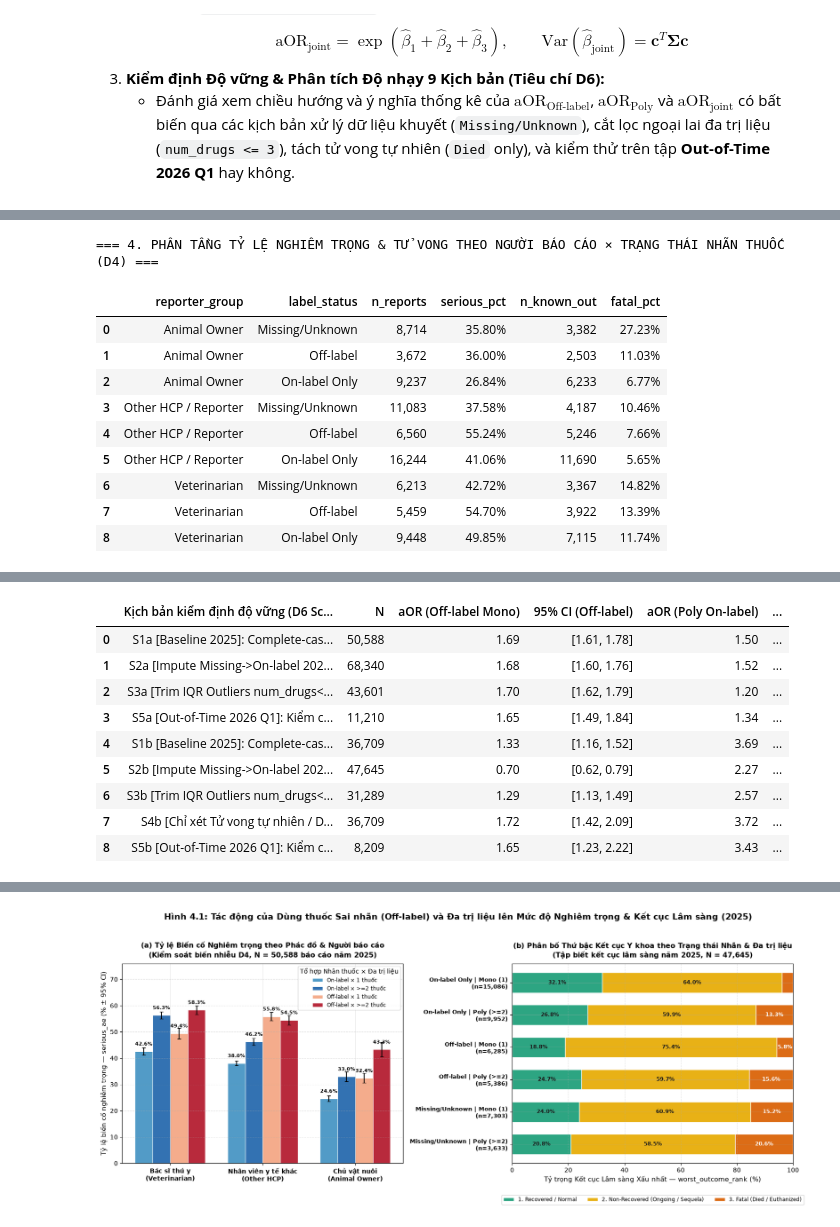
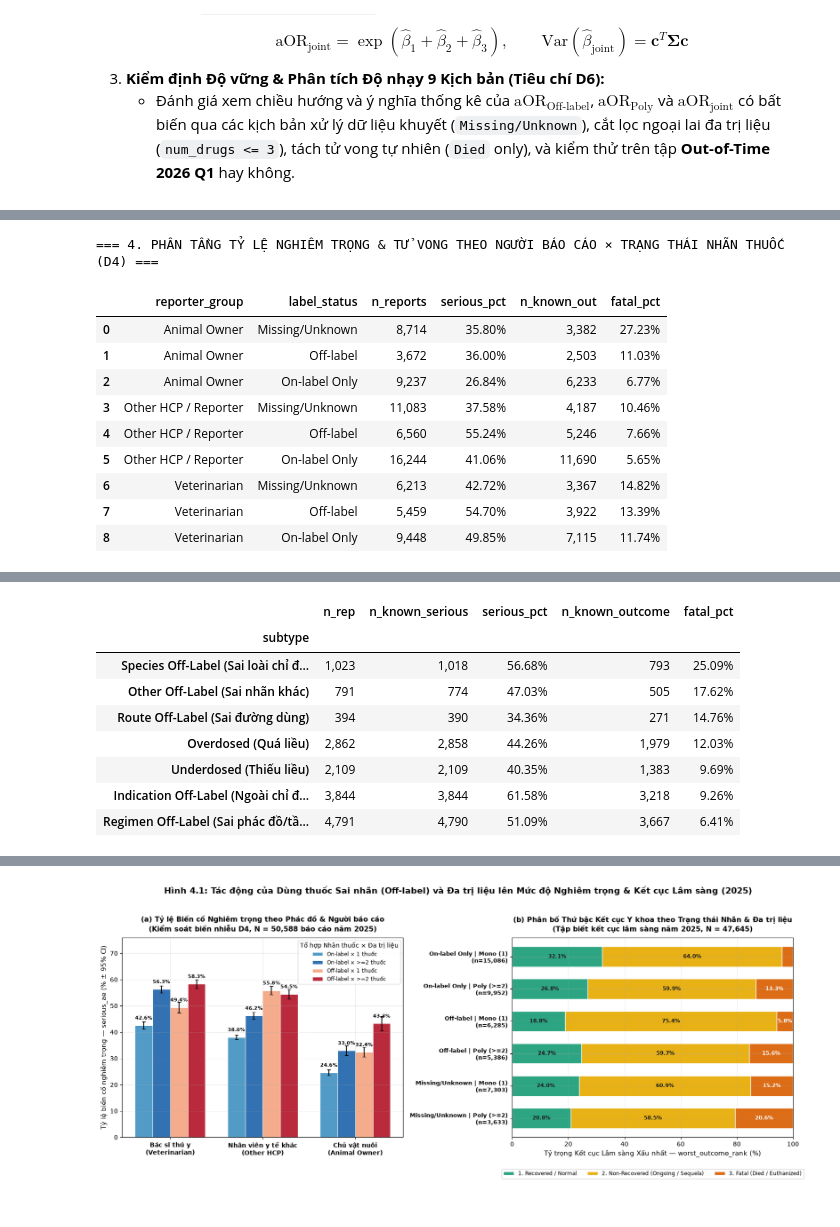
Before and after one commit to LeoTkiet/Prg4DS-G3, a Jupyter notebook: notebooks/02_q4_analysis.ipynb, the cells around one changed output, grey strips where cells are left out. Drawn from its saved outputs; the diff is of its cells as text; code cells hidden in the pictures.

Commit message:
fix(q4): resolve HTML tag truncation in D6 scenarios, use norm.sf for exact p-values, add off-label subtype table, and sync discussion numbers

```diff
--- a/notebooks/02_q4_analysis.ipynb
+++ b/notebooks/02_q4_analysis.ipynb
@@ -195,8 +195,8 @@ q4_df = (
 )
 q4_df["label_status"] = q4_df["label_status"].fillna("Missing/Unknown")
 q4_df["worst_outcome_rank"] = q4_df["worst_outcome_rank"].fillna(0).astype(int)
-q4_df["any_died_natural"] = q4_df["any_died_natural"].fillna(False)
-q4_df["any_euthanized"] = q4_df["any_euthanized"].fillna(False)
+q4_df["any_died_natural"] = q4_df["any_died_natural"].astype("boolean").fillna(False).astype(bool)
+q4_df["any_euthanized"] = q4_df["any_euthanized"].astype("boolean").fillna(False).astype(bool)
 
 q4_df["is_fatal"] = (q4_df["worst_outcome_rank"] == 3).astype(int)
 q4_df["is_died_only"] = q4_df["any_died_natural"].astype(int)
@@ -501,6 +509,47 @@ print("=== 4. PHÂN TẦNG TỶ LỆ NGHIÊM TRỌNG & TỬ VONG THEO NGƯỜI B
 display(
     reporter_strat.style.format({
         "n_reports": "{:,}", "serious_pct": "{:.2f}%", "n_known_out": "{:,}", "fatal_pct": "{:.2f}%"
+    })
+)
+
+# Phân rã chi tiết theo hành vi dùng thuốc sai nhãn cụ thể (off_label_use — D3; ưu tiên phân nhóm theo mức nguy cơ dược lý khi 1 thuốc ghi nhận nhiều nhãn)
+def clean_off_label_subtype(raw_val: str) -> str:
+    s = str(raw_val).strip()
+    if "Overdosed" in s:
+        return "Overdosed (Quá liều)"
+    if "Species Off-Label" in s:
+        return "Species Off-Label (Sai loài chỉ định)"
+    if "Route Off-Label" in s:
+        return "Route Off-Label (Sai đường dùng)"
+    if "Indication Off-Label" in s:
+        return "Indication Off-Label (Ngoài chỉ định bệnh)"
+    if "Treatment regimen Off-Label" in s:
+        return "Regimen Off-Label (Sai phác đồ/tần suất)"
+    if "Underdosed" in s:
+        return "Underdosed (Thiếu liều)"
+    return "Other Off-Label (Sai nhãn khác)"
+
+drg_off_sub = drg_q4.dropna(subset=["off_label_use"])[[KEY, "off_label_use"]].copy()
+drg_off_sub["subtype"] = drg_off_sub["off_label_use"].map(clean_off_label_subtype)
+rep_subtype = drg_off_sub[[KEY, "subtype"]].drop_duplicates().merge(
+    q4_df[[KEY, "serious", "worst_outcome_rank", "is_fatal"]], on=KEY, how="inner"
+)
+subtype_table = (
+    rep_subtype.groupby("subtype")
+    .agg(
+        n_rep=(KEY, "count"),
+        n_known_serious=("serious", lambda s: s.notna().sum()),
+        serious_pct=("serious", lambda s: s.dropna().astype(int).mean() * 100),
+        n_known_outcome=("worst_outcome_rank", lambda s: (s > 0).sum()),
+        fatal_pct=("is_fatal", lambda s: s[rep_subtype.loc[s.index, "worst_outcome_rank"] > 0].mean() * 100),
+    )
+    .sort_values("fatal_pct", ascending=False)
+)
+print("\n=== 5. PHÂN RÃ TỶ LỆ NGHIÊM TRỌNG & TỬ VONG THEO HÀNH VI DÙNG SAI NHÃN CỤ THỂ (OFF_LABEL_USE — D3) ===")
+display(
+    subtype_table.style.format({
+        "n_rep": "{:,}", "n_known_serious": "{:,}", "serious_pct": "{:.2f}%",
+        "n_known_outcome": "{:,}", "fatal_pct": "{:.2f}%"
     })
 )
 
@@ -555,18 +604,18 @@ s3_ser_iqr = q4_serious_known_lbl[q4_serious_known_lbl["num_drugs"] <= 3].copy()
 s3_out_iqr = q4_outcome_known_lbl[q4_outcome_known_lbl["num_drugs"] <= 3].copy()
 
 d6_table = pd.DataFrame([
-    run_d6_scenario(q4_serious_known_lbl, "serious_int", "S1a [Baseline 2025]: Complete-case -> Serious AE"),
-    run_d6_scenario(s2_ser, "serious_int", "S2a [Impute Missing->On-label 2025]: Toàn tập -> Serious AE"),
-    run_d6_scenario(s3_ser_iqr, "serious_int", "S3a [Trim IQR Outliers num_drugs<=3]: -> Serious AE"),
-    run_d6_scenario(q4_26_ser, "serious_int", "S5a [Out-of-Time 2026 Q1]: Kiểm chứng độc lập -> Serious AE"),
-    run_d6_scenario(q4_outcome_known_lbl, "is_fatal", "S1b [Baseline 2025]: Complete-case -> Tử vong/An tử (Died+Euthanized)"),
-    run_d6_scenario(s2_out, "is_fatal", "S2b [Impute Missing->On-label 2025]: Toàn tập -> Tử vong/An tử"),
-    run_d6_scenario(s3_out_iqr, "is_fatal", "S3b [Trim IQR Outliers num_drugs<=3]: -> Tử vong/An tử"),
+    run_d6_scenario(q4_serious_known_lbl, "serious_int", "S1a [Baseline 2025]: Complete-case → Serious AE"),
+    run_d6_scenario(s2_ser, "serious_int", "S2a [Impute Missing→On-label 2025]: Toàn tập → Serious AE"),
+    run_d6_scenario(s3_ser_iqr, "serious_int", "S3a [Trim IQR Outliers num_drugs ≤ 3]: → Serious AE"),
+    run_d6_scenario(q4_26_ser, "serious_int", "S5a [Out-of-Time 2026 Q1]: Kiểm chứng độc lập → Serious AE"),
+    run_d6_scenario(q4_outcome_known_lbl, "is_fatal", "S1b [Baseline 2025]: Complete-case → Tử vong/An tử (Died+Euthanized)"),
+    run_d6_scenario(s2_out, "is_fatal", "S2b [Impute Missing→On-label 2025]: Toàn tập → Tử vong/An tử"),
+    run_d6_scenario(s3_out_iqr, "is_fatal", "S3b [Trim IQR Outliers num_drugs ≤ 3]: → Tử vong/An tử"),
     run_d6_scenario(q4_outcome_known_lbl, "is_died_only", "S4b [Chỉ xét Tử vong tự nhiên / Died Only]: Loại Euthanized"),
-    run_d6_scenario(q4_26_out, "is_fatal", "S5b [Out-of-Time 2026 Q1]: Kiểm chứng độc lập -> Tử vong/An tử"),
+    run_d6_scenario(q4_26_out, "is_fatal", "S5b [Out-of-Time 2026 Q1]: Kiểm chứng độc lập → Tử vong/An tử"),
 ])
 
-print("\n=== 5. BẢNG KIỂM ĐỊNH ĐỘ VỮNG D6 QUA 9 KỊCH BẢN ĐỘ NHẠY (SENSITIVITY & ROBUSTNESS CHECK) ===")
+print("\n=== 6. BẢNG KIỂM ĐỊNH ĐỘ VỮNG D6 QUA 9 KỊCH BẢN ĐỘ NHẠY (SENSITIVITY & ROBUSTNESS CHECK) ===")
 display(
     d6_table.style.format({
         "N": "{:,}",
@@ -592,10 +641,9 @@ display(
-|  | Kịch bản kiểm định độ vững (D6 Sc... | N | aOR (Off-label Mono) | 95% CI (Off-label) | aOR (Poly On-label) | ... |
-| 0 | S1a [Baseline 2025]: Complete-cas... | 50,588 | 1.69 | [1.61, 1.78] | 1.50 | ... |
-| 1 | S2a [Impute Missing->On-label 202... | 68,340 | 1.68 | [1.60, 1.76] | 1.52 | ... |
-| 2 | S3a [Trim IQR Outliers num_drugs<... | 43,601 | 1.70 | [1.62, 1.79] | 1.20 | ... |
-| 3 | S5a [Out-of-Time 2026 Q1]: Kiểm c... | 11,210 | 1.65 | [1.49, 1.84] | 1.34 | ... |
-| 4 | S1b [Baseline 2025]: Complete-cas... | 36,709 | 1.33 | [1.16, 1.52] | 3.69 | ... |
-| 5 | S2b [Impute Missing->On-label 202... | 47,645 | 0.70 | [0.62, 0.79] | 2.27 | ... |
-| 6 | S3b [Trim IQR Outliers num_drugs<... | 31,289 | 1.29 | [1.13, 1.49] | 2.57 | ... |
-| 7 | S4b [Chỉ xét Tử vong tự nhiên / D... | 36,709 | 1.72 | [1.42, 2.09] | 3.72 | ... |
-| 8 | S5b [Out-of-Time 2026 Q1]: Kiểm c... | 8,209 | 1.65 | [1.23, 2.22] | 3.43 | ... |
+|  | n_rep | n_known_serious | serious_pct | n_known_outcome | fatal_pct |
+| subtype |  |  |  |  |  |
+| Species Off-Label (Sai loài chỉ đ... | 1,023 | 1,018 | 56.68% | 793 | 25.09% |
+| Other Off-Label (Sai nhãn khác) | 791 | 774 | 47.03% | 505 | 17.62% |
+| Route Off-Label (Sai đường dùng) | 394 | 390 | 34.36% | 271 | 14.76% |
+| Overdosed (Quá liều) | 2,862 | 2,858 | 44.26% | 1,979 | 12.03% |
+| Underdosed (Thiếu liều) | 2,109 | 2,109 | 40.35% | 1,383 | 9.69% |
+| Indication Off-Label (Ngoài chỉ đ... | 3,844 | 3,844 | 61.58% | 3,218 | 9.26% |
+| Regimen Off-Label (Sai phác đồ/tầ... | 4,791 | 4,790 | 51.09% | 3,667 | 6.41% |
```
Also changed, not shown: parts of 5 cells of this notebook.
